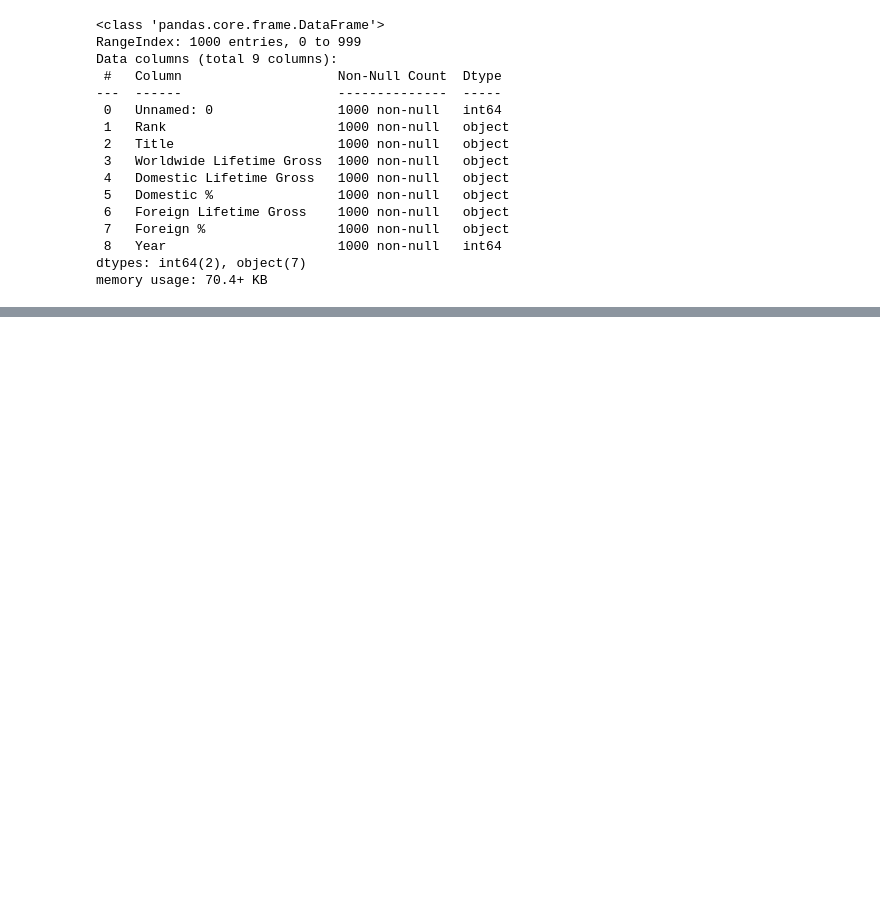
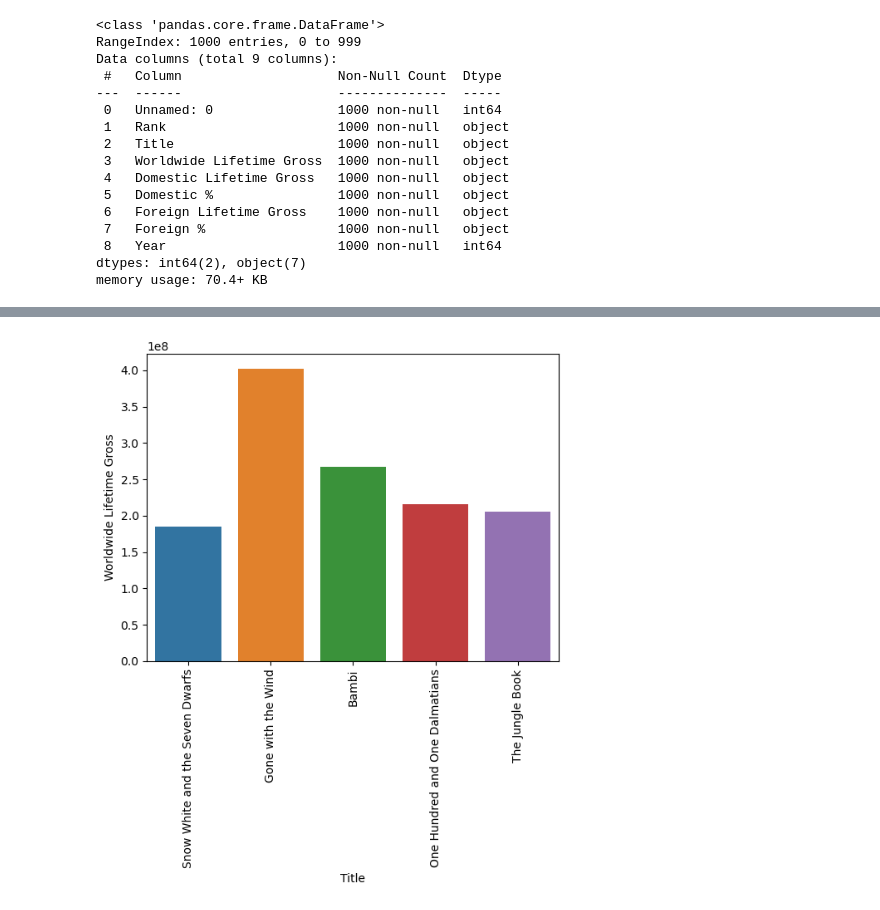
Before and after one commit to HarshaPoda/BoxOfficeData, a Jupyter notebook: boxOffice_Info.ipynb, the cells around one changed output, grey strips where cells are left out. Drawn from its saved outputs; the diff is of its cells as text; code cells hidden in the pictures; blank space fills up the shorter version.

```diff
--- a/boxOffice_Info.ipynb
+++ b/boxOffice_Info.ipynb
@@ -63,0 +63,6 @@ movies_df.plot.bar(x="Title", y="Worldwide Lifetime Gross")
+# %%
+ax = sns.barplot(data=highest_gross_Year.head(5), x='Title', y='Worldwide Lifetime Gross')
+#ax.bar_label(ax.containers[0])
+plt.xticks(rotation=90);
+# %% [output]
+[figure, added]
```
Also changed, not shown: parts of 8 cells of this notebook.
